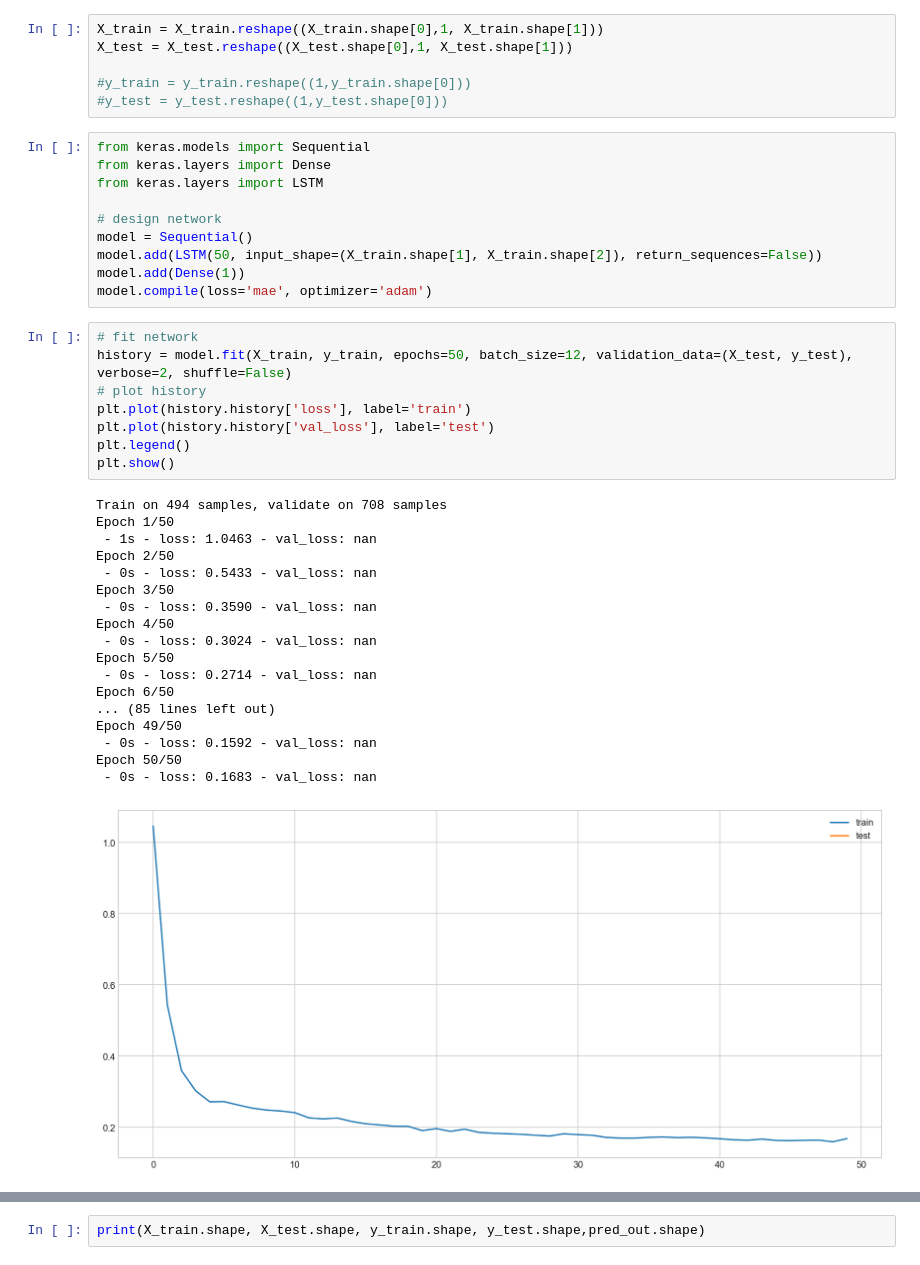
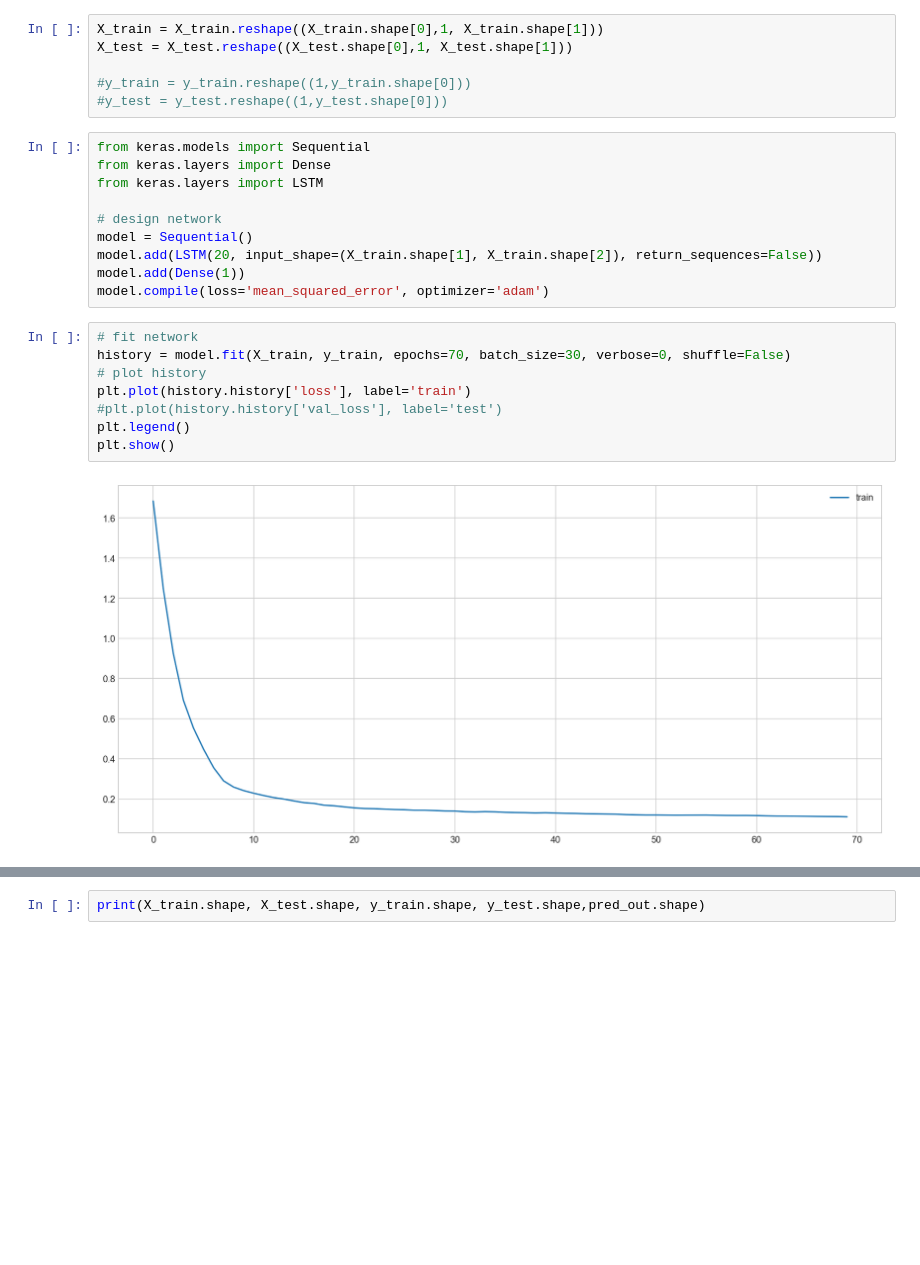
Before and after one commit to idrigo/arctic_ddmodeling, a Jupyter notebook: notebooks/LSTM.ipynb, the cells around one changed output, grey strips where cells are left out. Drawn from its saved outputs; the diff is of its cells as text; blank space fills up the shorter version.

```diff
--- a/notebooks/LSTM.ipynb
+++ b/notebooks/LSTM.ipynb
@@ -129,33 +129,16 @@ from keras.layers import LSTM
 
 # design network
 model = Sequential()
-model.add(LSTM(50, input_shape=(X_train.shape[1], X_train.shape[2]), return_sequences=False))
+model.add(LSTM(20, input_shape=(X_train.shape[1], X_train.shape[2]), return_sequences=False))
 model.add(Dense(1))
-model.compile(loss='mae', optimizer='adam')
+model.compile(loss='mean_squared_error', optimizer='adam')
 # %%
 # fit network
-history = model.fit(X_train, y_train, epochs=50, batch_size=12, validation_data=(X_test, y_test), verbose=2, shuffle=False)
+history = model.fit(X_train, y_train, epochs=70, batch_size=30, verbose=0, shuffle=False)
 # plot history
 plt.plot(history.history['loss'], label='train')
-plt.plot(history.history['val_loss'], label='test')
+#plt.plot(history.history['val_loss'], label='test')
 plt.legend()
 plt.show()
 # %% [output]
-Train on 494 samples, validate on 708 samples
-Epoch 1/50
- - 1s - loss: 1.0463 - val_loss: nan
-Epoch 2/50
- - 0s - loss: 0.5433 - val_loss: nan
-Epoch 3/50
- - 0s - loss: 0.3590 - val_loss: nan
-Epoch 4/50
- - 0s - loss: 0.3024 - val_loss: nan
-Epoch 5/50
- - 0s - loss: 0.2714 - val_loss: nan
-Epoch 6/50
-... (85 lines left out)
-Epoch 49/50
- - 0s - loss: 0.1592 - val_loss: nan
-Epoch 50/50
- - 0s - loss: 0.1683 - val_loss: nan
-[figure, old version]
+[figure, new version]
```
Also changed, not shown: parts of 4 cells of this notebook, 1 other file.
